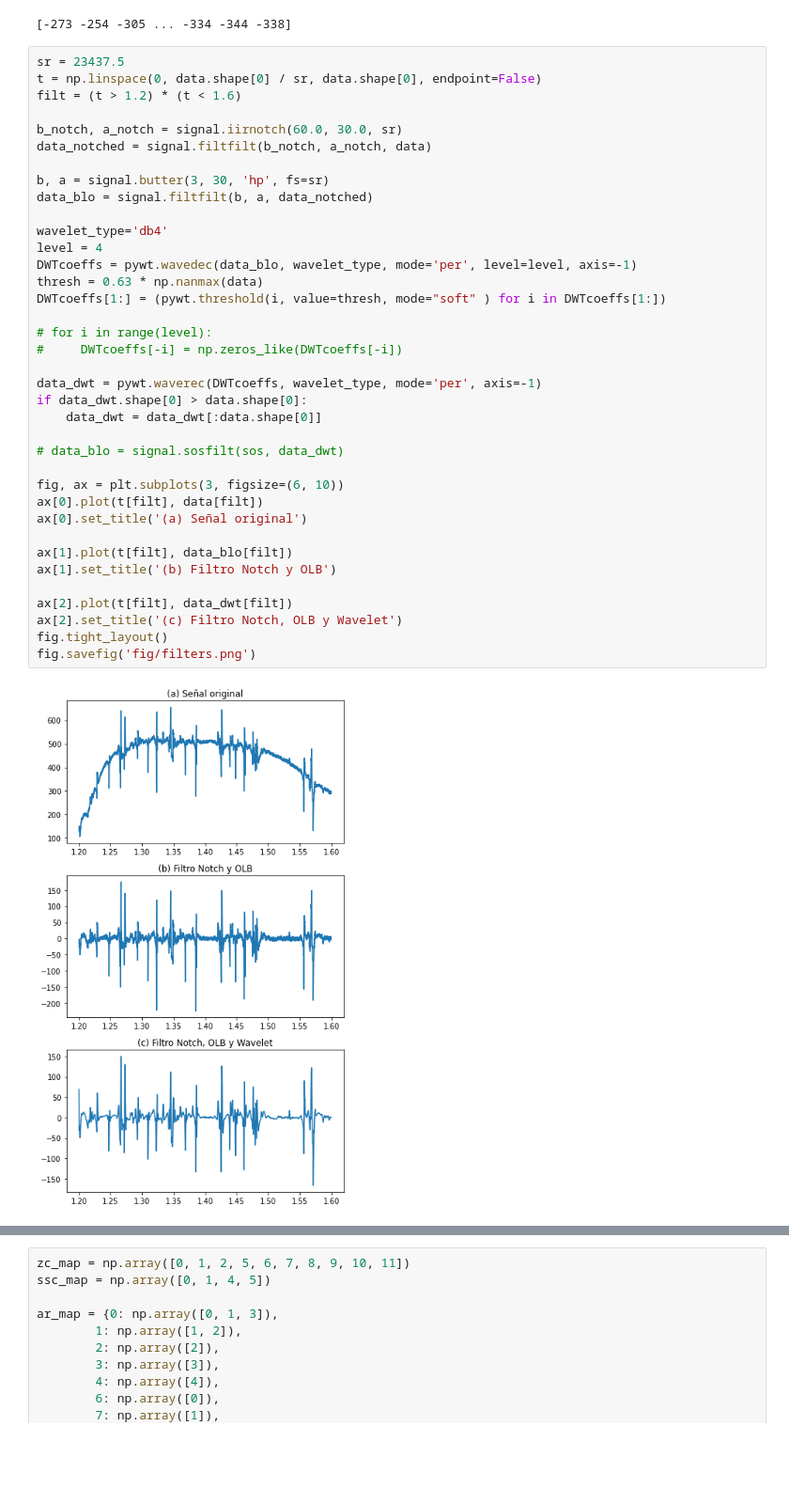
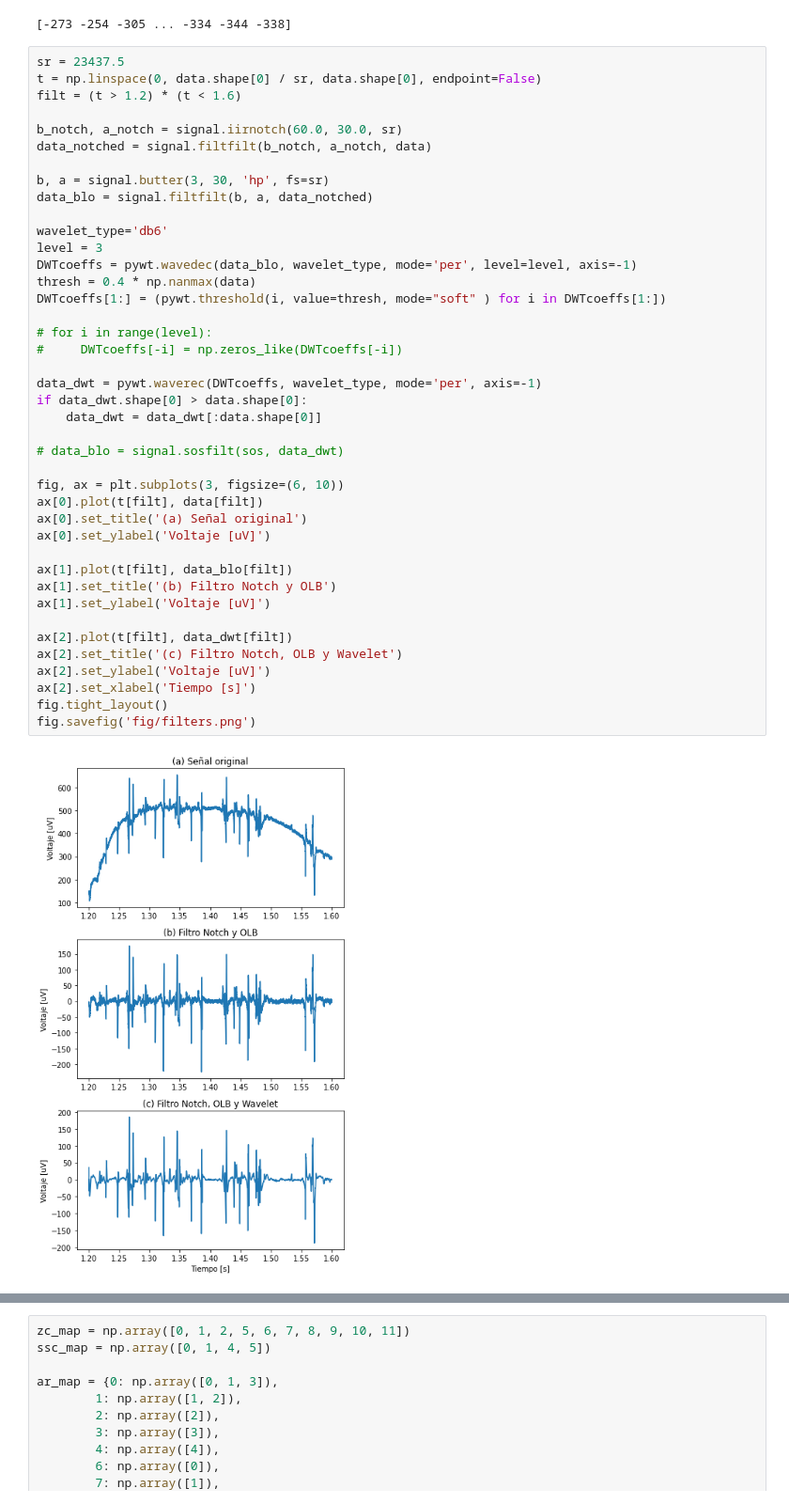
Before and after one commit to pabloreyesrobles/seminario-ipd477, a Jupyter notebook: plotting.ipynb, the cells around one changed output, grey strips where cells are left out. Shown at 94% size. Saved outputs shown, nothing was run; the diff lists cells and outputs as text; blank space fills up the shorter version.

```diff
--- a/plotting.ipynb
+++ b/plotting.ipynb
@@ -44,37 +44,41 @@ filt = (t > 1.2) * (t < 1.6)
 b_notch, a_notch = signal.iirnotch(60.0, 30.0, sr)
 data_notched = signal.filtfilt(b_notch, a_notch, data)
 
 b, a = signal.butter(3, 30, 'hp', fs=sr)
 data_blo = signal.filtfilt(b, a, data_notched)
 
-wavelet_type='db4'
-level = 4
+wavelet_type='db6'
+level = 3
 DWTcoeffs = pywt.wavedec(data_blo, wavelet_type, mode='per', level=level, axis=-1)
-thresh = 0.63 * np.nanmax(data)
+thresh = 0.4 * np.nanmax(data)
 DWTcoeffs[1:] = (pywt.threshold(i, value=thresh, mode="soft" ) for i in DWTcoeffs[1:])
 
 # for i in range(level):
 #     DWTcoeffs[-i] = np.zeros_like(DWTcoeffs[-i])
 
 data_dwt = pywt.waverec(DWTcoeffs, wavelet_type, mode='per', axis=-1)
 if data_dwt.shape[0] > data.shape[0]:
     data_dwt = data_dwt[:data.shape[0]]
 
 # data_blo = signal.sosfilt(sos, data_dwt)
 
 fig, ax = plt.subplots(3, figsize=(6, 10))
 ax[0].plot(t[filt], data[filt])
 ax[0].set_title('(a) Señal original')
+ax[0].set_ylabel('Voltaje [uV]')
 
 ax[1].plot(t[filt], data_blo[filt])
 ax[1].set_title('(b) Filtro Notch y OLB')
+ax[1].set_ylabel('Voltaje [uV]')
 
 ax[2].plot(t[filt], data_dwt[filt])
 ax[2].set_title('(c) Filtro Notch, OLB y Wavelet')
+ax[2].set_ylabel('Voltaje [uV]')
+ax[2].set_xlabel('Tiempo [s]')
 fig.tight_layout()
 fig.savefig('fig/filters.png')
 # %% [output]
-[figure, old version]
+[figure, new version]
 # %%
 def norm(arr):
     return(arr - np.mean(arr)) / np.std(arr)
```
Also changed, not shown: parts of 2 cells of this notebook, 4 other files.
